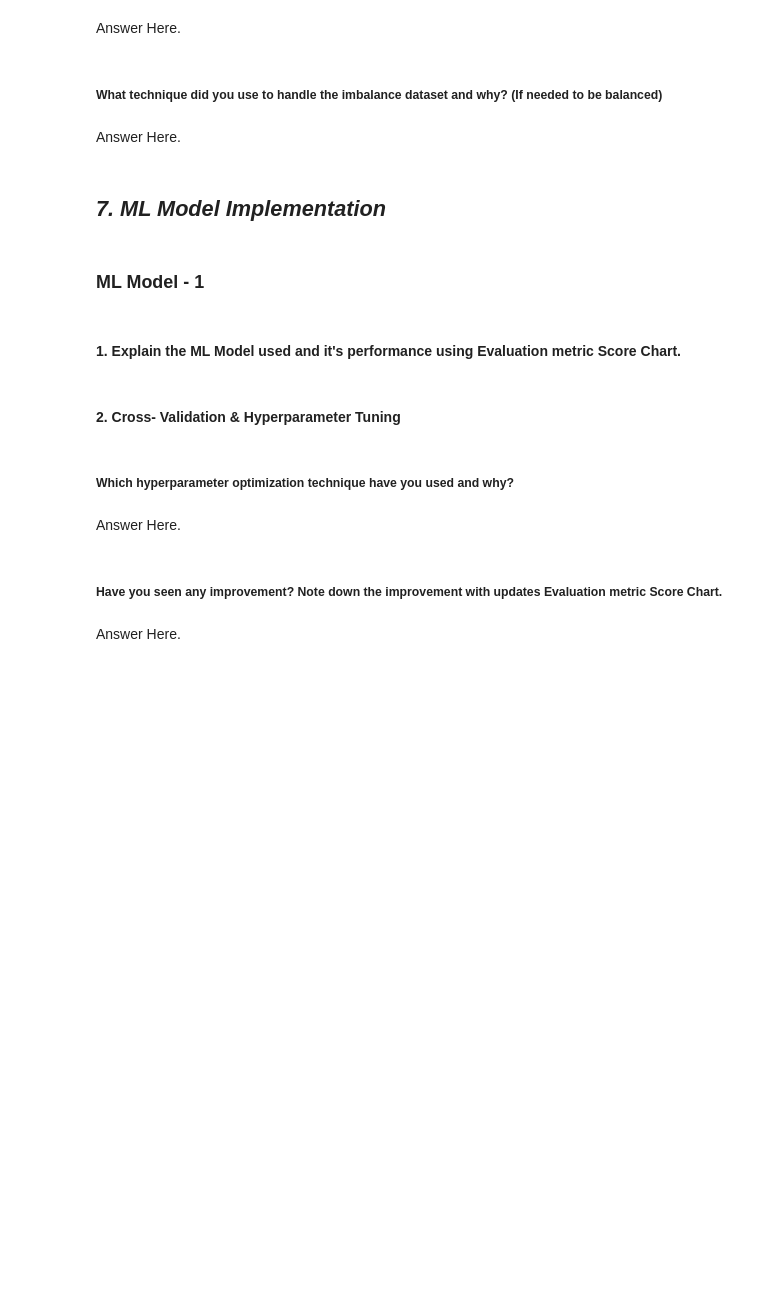
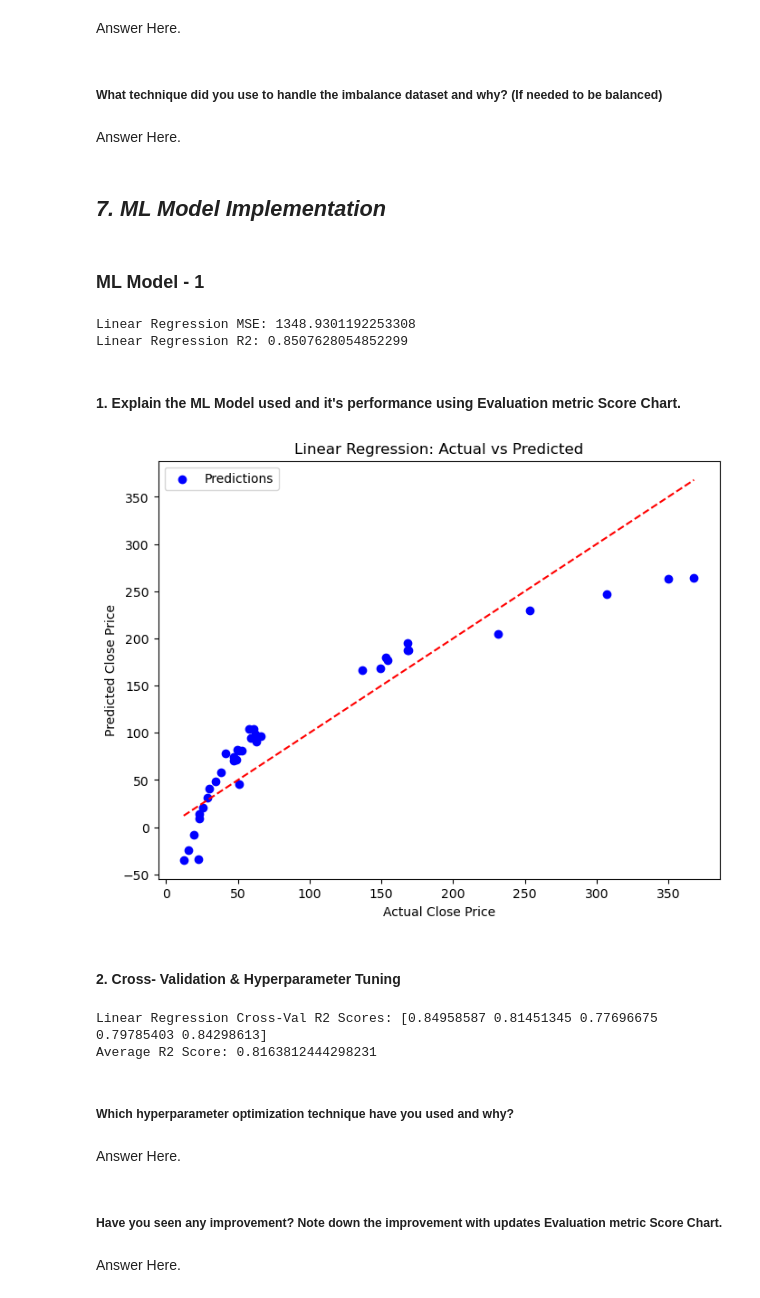
Before and after one commit to SadabAli/Labmentix, a Jupyter notebook: task-1(15-06-25)/src/Sample_ML_Submission_Template.ipynb, the cells around one changed output. Drawn from its saved outputs; the diff is of its cells as text; code cells hidden in the pictures; blank space fills up the shorter version.

```diff
--- a/task-1(15-06-25)/src/Sample_ML_Submission_Template.ipynb
+++ b/task-1(15-06-25)/src/Sample_ML_Submission_Template.ipynb
@@ -859,3 +1038,15 @@ Answer Here.
+# %%
+# Split your data to train and test. Choose Splitting ratio wisely.
+
+from sklearn.model_selection import train_test_split
+
+
+X = df[['Open', 'High', 'Low']]
+y = df['Close']
+
+pt = PowerTransformer()
+X_transformed = pt.fit_transform(X)
+X_train, X_test, y_train, y_test = train_test_split( X_transformed, y, test_size=0.2, random_state=42)
 # %% [markdown]
 ##### What data splitting ratio have you used and why?
 # %% [markdown]
@@ -885,2 +1070,22 @@ Answer Here.
+# %%
+from sklearn.linear_model import LinearRegression
+from sklearn.metrics import mean_squared_error, r2_score
+
+# Fit the model
+lr = LinearRegression()
+lr.fit(X_train, y_train)
+
+# Predict
+y_pred_lr = lr.predict(X_test)
+
+# Evaluation
+mse_lr = mean_squared_error(y_test, y_pred_lr)
+r2_lr = r2_score(y_test, y_pred_lr)
+
+print(f"Linear Regression MSE: {mse_lr}")
+print(f"Linear Regression R2: {r2_lr}")
+# %% [output]
+Linear Regression MSE: 1348.9301192253308
+Linear Regression R2: 0.8507628054852299
 # %% [markdown]
 #### 1. Explain the ML Model used and it's performance using Evaluation metric Score Chart.
@@ -889,3 +1092,19 @@ Answer Here.
+# %%
+# Visualizing evaluation Metric Score chart
+import matplotlib.pyplot as plt
+import numpy as np
+
+# Plot actual vs predicted
+plt.figure(figsize=(8, 6))
+plt.scatter(y_test, y_pred_lr, color='blue', label='Predictions')
+plt.plot([y_test.min(), y_test.max()], [y_test.min(), y_test.max()], 'r--')
+plt.xlabel('Actual Close Price')
+plt.ylabel('Predicted Close Price')
+plt.title('Linear Regression: Actual vs Predicted')
+plt.legend()
+plt.show()
+# %% [output]
+[figure, added]
 # %% [markdown]
 #### 2. Cross- Validation & Hyperparameter Tuning
 # %%
@@ -894,6 +1113,21 @@ Answer Here.
 # Fit the Algorithm
 
 # Predict on the model
+
+'''Linear Regression usually doesn’t have many hyperparameters, but we can still apply Cross-Validation to check performance stability'''
+from sklearn.model_selection import cross_val_score
+from sklearn.linear_model import LinearRegression
+
+lr = LinearRegression()
+
+# Cross-validation with 5 folds
+scores = cross_val_score(lr, X_train, y_train, cv=5, scoring='r2')
+
+print(f"Linear Regression Cross-Val R2 Scores: {scores}")
+print(f"Average R2 Score: {scores.mean()}")
+# %% [output]
+Linear Regression Cross-Val R2 Scores: [0.84958587 0.81451345 0.77696675 0.79785403 0.84298613]
+Average R2 Score: 0.8163812444298231
 # %% [markdown]
 ##### Which hyperparameter optimization technique have you used and why?
 # %% [markdown]
```
Also changed, not shown: parts of 81 cells of this notebook, 1 other file.
